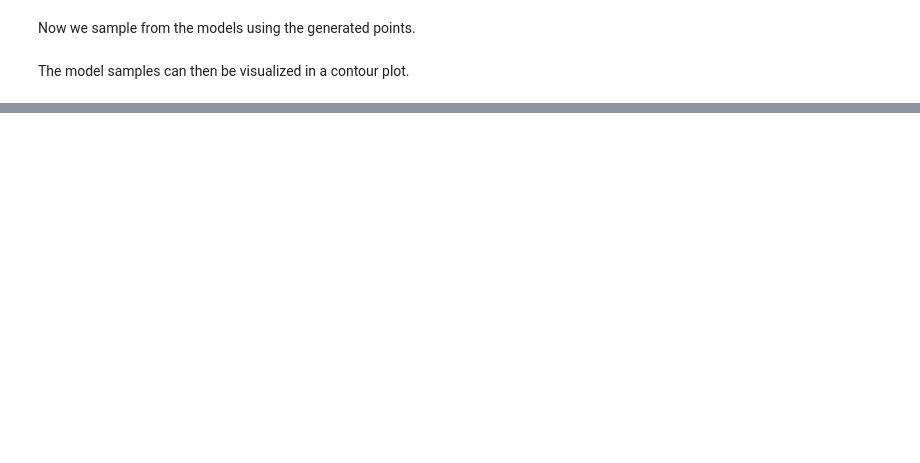
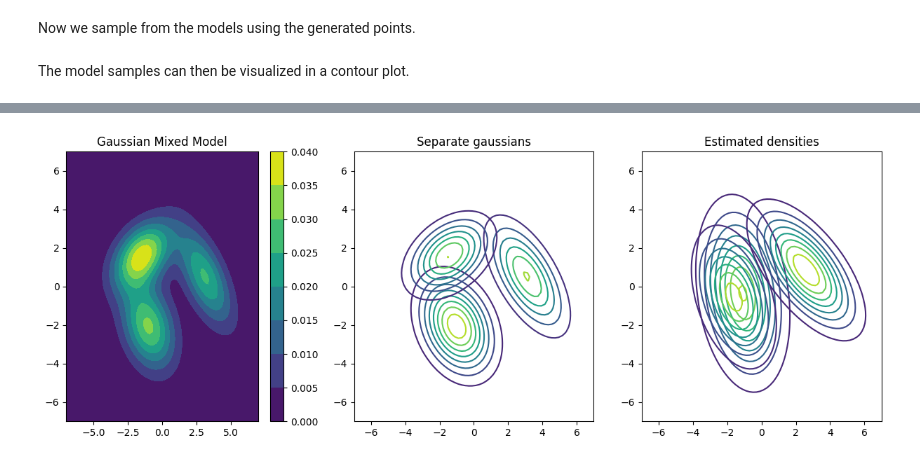
Before and after one commit to Clyhol/Machine-learning-course, a Jupyter notebook: exercise5-clustering/exercise5.ipynb, the cells around one changed output, grey strips where cells are left out. Saved outputs shown, nothing was run; the diff lists cells and outputs as text; code cells hidden in the pictures; blank space fills up the shorter version.

```diff
--- a/exercise5-clustering/exercise5.ipynb
+++ b/exercise5-clustering/exercise5.ipynb
@@ -99,4 +142,6 @@ We can also visualize the separate Gaussian models from the GMM by creating Gass
 # %% [markdown]
 Now we sample from the models using the generated points.
+# %%
+samples = np.exp(model.score_samples(pos.reshape(-1, 2)).reshape(100, 100))
 # %% [markdown]
 The model samples can then be visualized in a contour plot.
@@ -107,0 +148,25 @@ Text(0.5, 1.0, 'Esitmated Densities for each class')
+# %%
+#Plot contours for the GMM, seperated GMM and individual estimated densities
+fig, axs = plt.subplots(1, 3, figsize=(15, 5))
+
+contour = axs[0].contourf(X, Y, samples, levels=8)
+cbar = fig.colorbar(contour)
+axs[0].set_title('Gaussian Mixed Model')
+axs[0].set_xlim(-7, 7)
+axs[0].set_ylim(-7, 7)
+for i in range(3):
+    # sample the gaussian
+    rv = norm(model_mean[i], model_cov[i])
+    axs[1].contour(X, Y, rv.pdf(pos), levels=8)
+    axs[1].set_title('Separate gaussians')
+    axs[1].set_xlim(-7, 7)
+    axs[1].set_ylim(-7, 7)
+for i in range(3):
+    rv = norm(train_means[i], train_covs[i])
+    axs[2].contour(X, Y, rv.pdf(pos), levels=8, color=['black', 'red', 'blue'])
+    axs[2].set_title('Estimated densities')
+    axs[2].set_xlim(-7, 7)
+    axs[2].set_ylim(-7, 7)
+plt.show()
+# %% [output]
+[figure, added]
```
Also changed, not shown: parts of 12 cells of this notebook, 2 other files.
